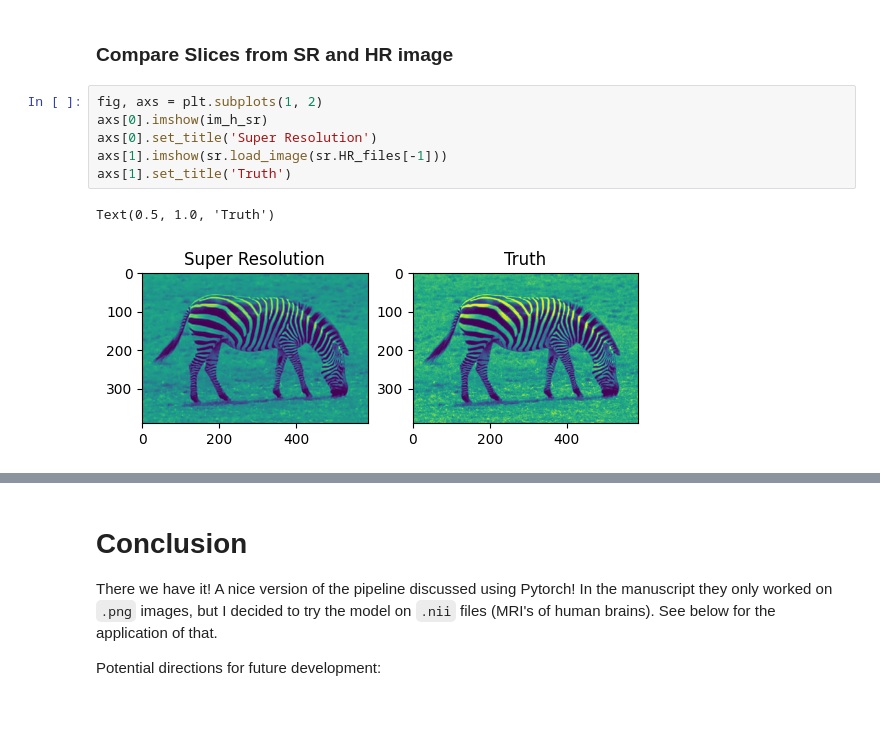
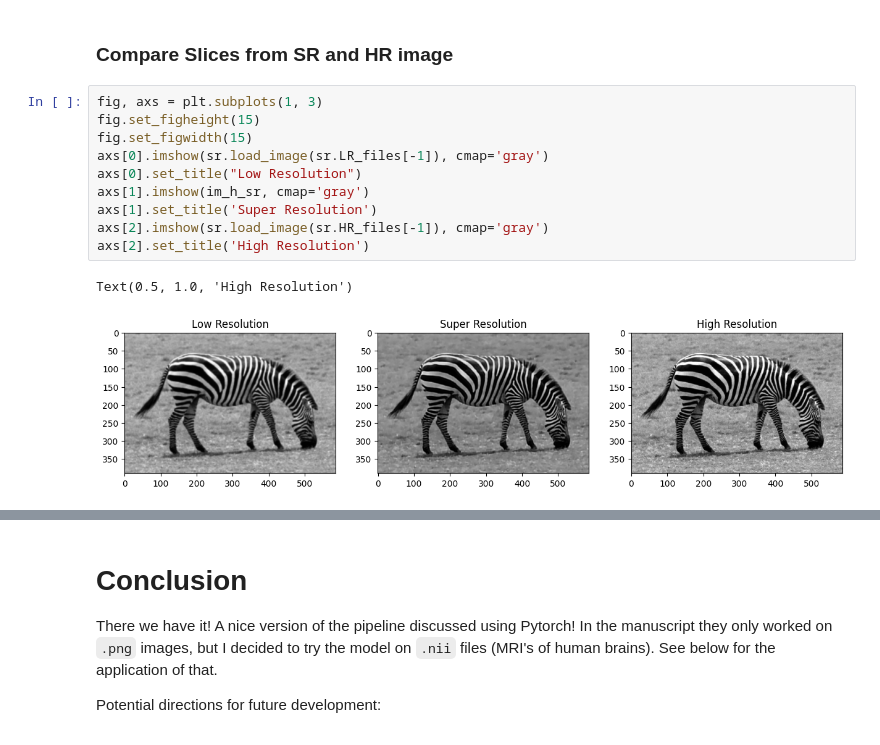
Before and after one commit to Lawreros/Super-Resolution, a Jupyter notebook: SCN/main.ipynb, the cells around one changed output, grey strips where cells are left out. Saved outputs shown, nothing was run; the diff lists cells and outputs as text; blank space fills up the shorter version.

Commit message:
add improved sanity check images

```diff
--- a/SCN/main.ipynb
+++ b/SCN/main.ipynb
@@ -490,11 +490,15 @@ Text(0.5, 1.0, 'RMSE: SR - BiC')
 # %% [markdown]
 ### Compare Slices from SR and HR image
 # %%
-fig, axs = plt.subplots(1, 2)
-axs[0].imshow(im_h_sr)
-axs[0].set_title('Super Resolution')
-axs[1].imshow(sr.load_image(sr.HR_files[-1]))
-axs[1].set_title('Truth')
+fig, axs = plt.subplots(1, 3)
+fig.set_figheight(15)
+fig.set_figwidth(15)
+axs[0].imshow(sr.load_image(sr.LR_files[-1]), cmap='gray')
+axs[0].set_title("Low Resolution")
+axs[1].imshow(im_h_sr, cmap='gray')
+axs[1].set_title('Super Resolution')
+axs[2].imshow(sr.load_image(sr.HR_files[-1]), cmap='gray')
+axs[2].set_title('High Resolution')
 # %% [output]
-Text(0.5, 1.0, 'Truth')
+Text(0.5, 1.0, 'High Resolution')
-[figure, old version]
+[figure, new version]
```
Also changed, not shown: parts of 7 cells of this notebook.
